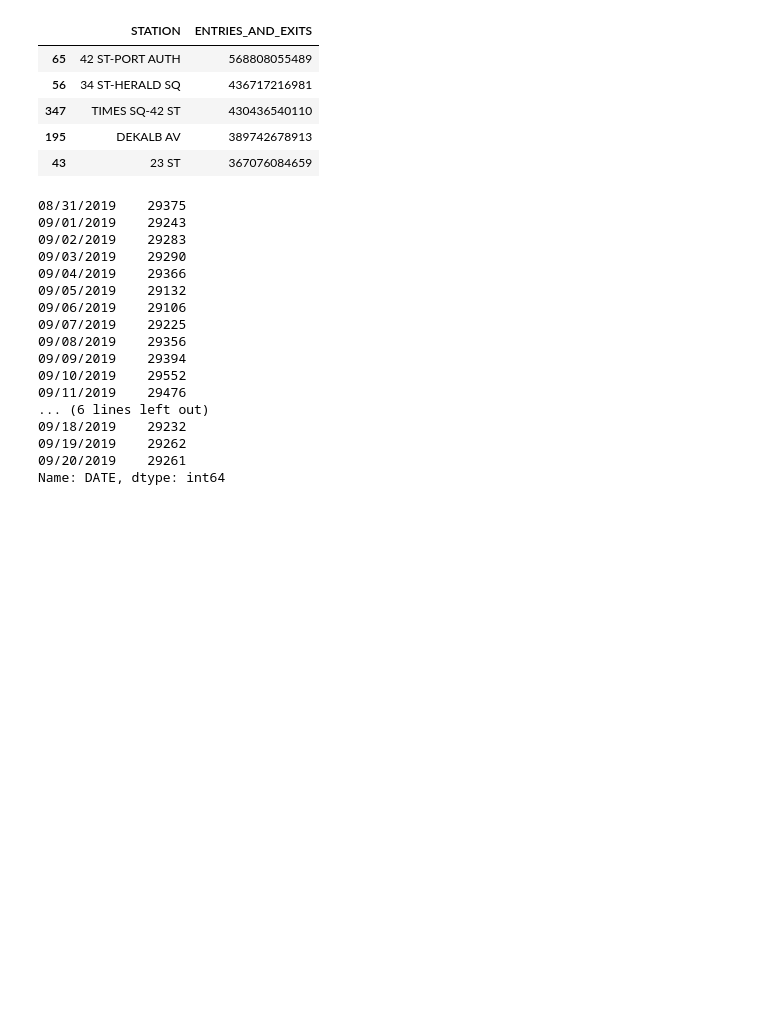
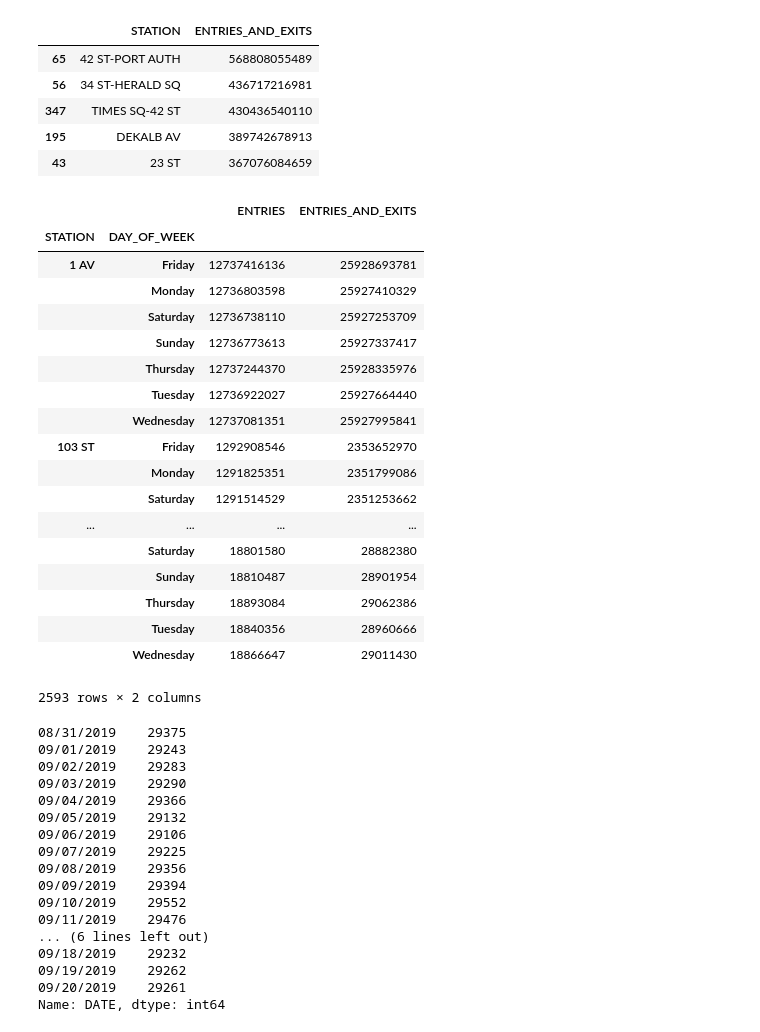
Before and after one commit to thomkav/nyc19_ds21_foottraffic_team2, a Jupyter notebook: notebooks/merge_station_and_turnstile_data.ipynb, the cells around one changed output. Drawn from its saved outputs; the diff is of its cells as text; code cells hidden in the pictures; blank space fills up the shorter version.

```diff
--- a/notebooks/merge_station_and_turnstile_data.ipynb
+++ b/notebooks/merge_station_and_turnstile_data.ipynb
@@ -354,6 +377,36 @@ busiest_dinner_stations.head()
 | 347 | TIMES SQ-42 ST | 430436540110 |
 | 195 | DEKALB AV | 389742678913 |
 | 43 | 23 ST | 367076084659 |
+# %%
+# Mornings
+morning_df.groupby(["STATION", "DAY_OF_WEEK"])['ENTRIES', 'ENTRIES_AND_EXITS'].sum()
+
+# busiest_morning_stations = \
+#     (morning_df.groupby(['STATION'])['ENTRIES_AND_EXITS'].sum()
+#                    .reset_index()
+#                    .sort_values(by='ENTRIES_AND_EXITS',ascending=False))
+
+# busiest_morning_stations.head()
+# %% [output]
+|  |  | ENTRIES | ENTRIES_AND_EXITS |
+| STATION | DAY_OF_WEEK |  |  |
+| 1 AV | Friday | 12737416136 | 25928693781 |
+|  | Monday | 12736803598 | 25927410329 |
+|  | Saturday | 12736738110 | 25927253709 |
+|  | Sunday | 12736773613 | 25927337417 |
+|  | Thursday | 12737244370 | 25928335976 |
+|  | Tuesday | 12736922027 | 25927664440 |
+|  | Wednesday | 12737081351 | 25927995841 |
+| 103 ST | Friday | 1292908546 | 2353652970 |
+|  | Monday | 1291825351 | 2351799086 |
+|  | Saturday | 1291514529 | 2351253662 |
+| ... | ... | ... | ... |
+|  | Saturday | 18801580 | 28882380 |
+|  | Sunday | 18810487 | 28901954 |
+|  | Thursday | 18893084 | 29062386 |
+|  | Tuesday | 18840356 | 28960666 |
+|  | Wednesday | 18866647 | 29011430 |
+2593 rows × 2 columns
 # %%
 # TODO: Late night coding (to correctly align recording periods to standard 00:00 - 04:00, 04:00 - 08:00, etc...
 #
```
Also changed, not shown: parts of 3 cells of this notebook.
